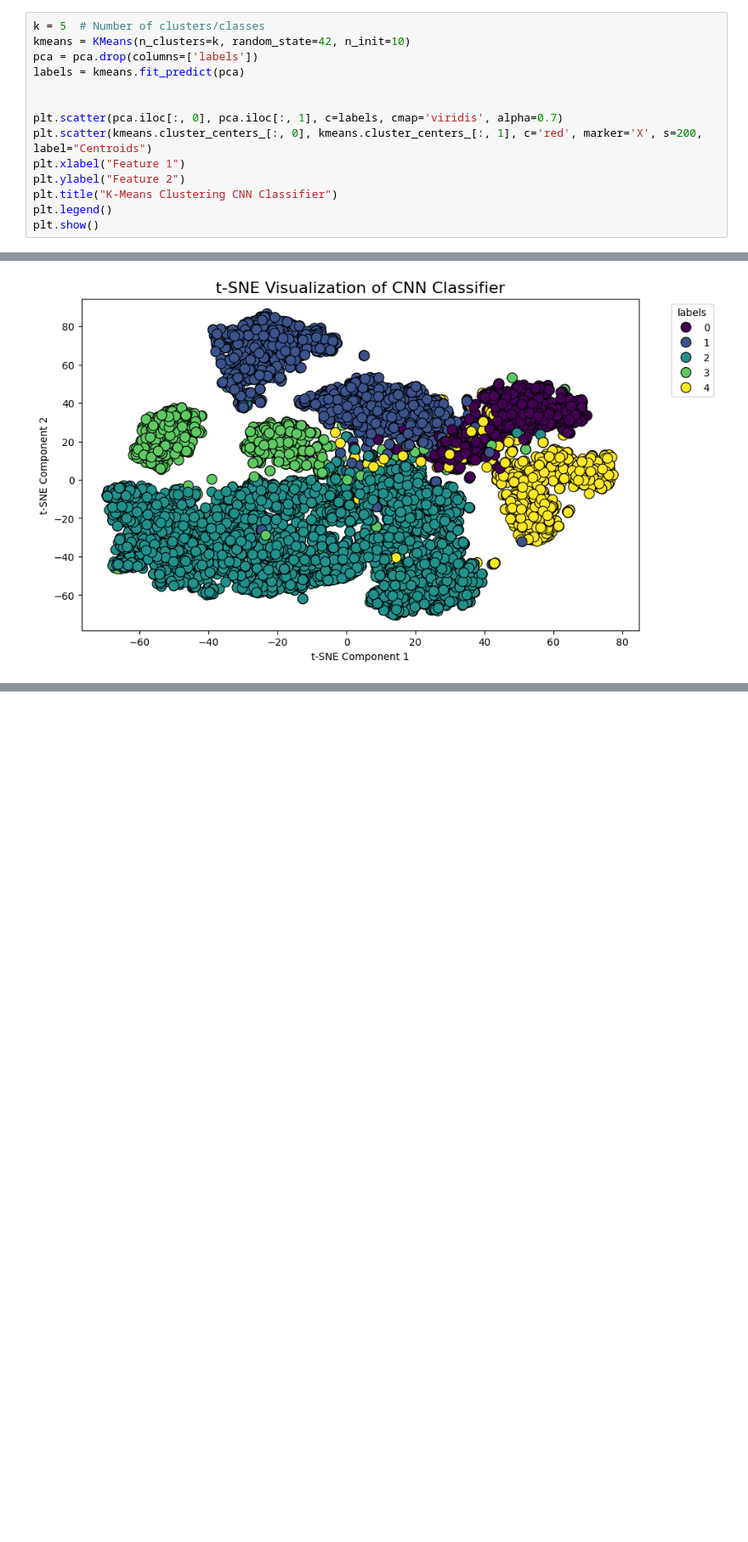
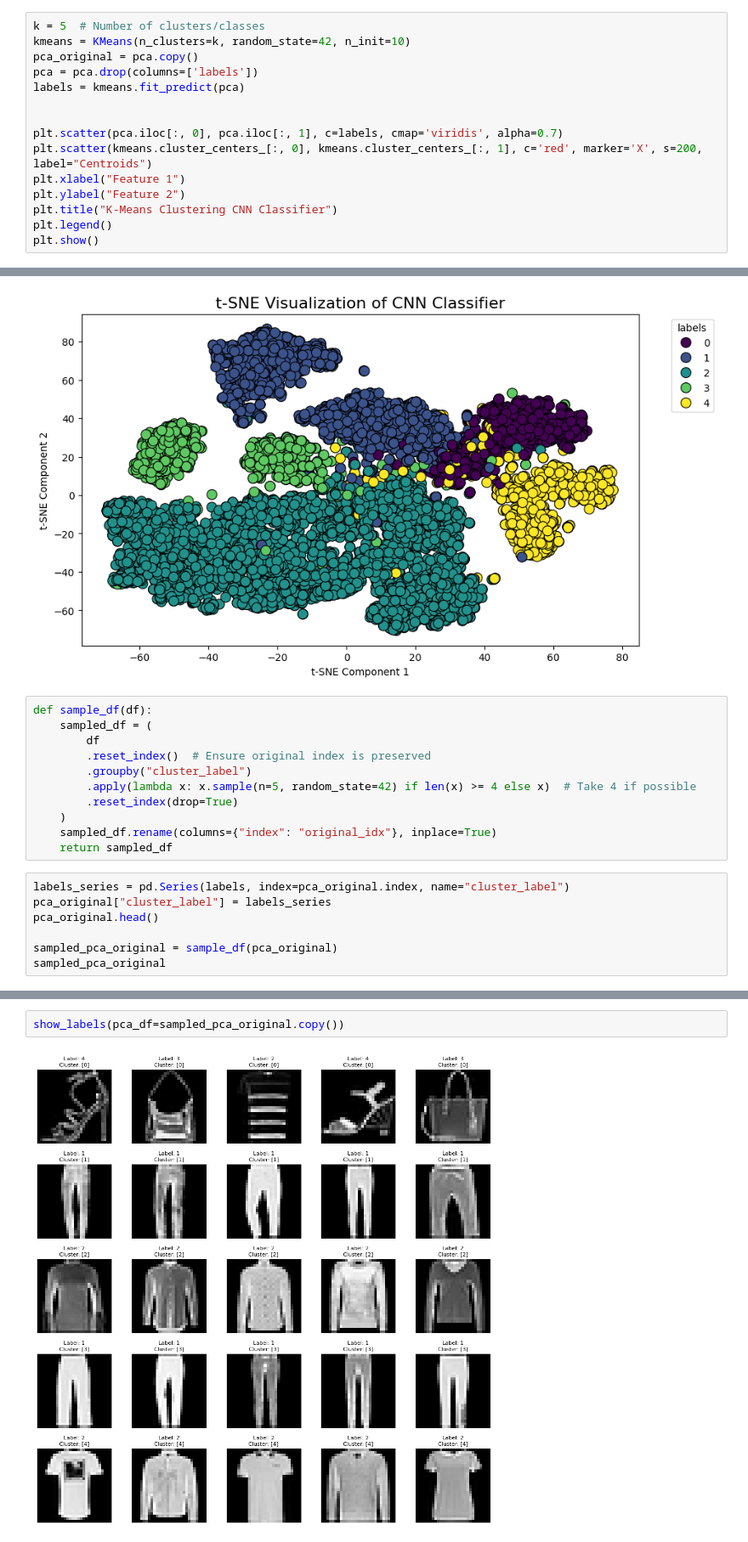
Before and after one commit to niiquaye/ECE457B, a Jupyter notebook: W25-asg3/assignment.ipynb, the cells around one changed output, grey strips where cells are left out. Shown at 85% size. Drawn from its saved outputs; the diff is of its cells as text; blank space fills up the shorter version.

```diff
--- a/W25-asg3/assignment.ipynb
+++ b/W25-asg3/assignment.ipynb
@@ -500,6 +516,7 @@ pca_vgg = plot_pca(model_features_vgg, model_labels_vgg, 'labels', 'VGG16 CNN')
 # %%
 k = 5  # Number of clusters/classes
 kmeans = KMeans(n_clusters=k, random_state=42, n_init=10)
+pca_original = pca.copy()
 pca = pca.drop(columns=['labels'])
 labels = kmeans.fit_predict(pca)
 
@@ -537,3 +555,21 @@ plot_t_sne(model_features_vgg, model_labels_vgg, 'labels', 'VGG16 CNN')
 plot_t_sne(model_features, model_labels, 'labels', 'CNN Classifier')
 # %% [output]
 [figure]
+# %%
+def sample_df(df):
+    sampled_df = (
+        df
+        .reset_index()  # Ensure original index is preserved
+        .groupby("cluster_label")
+        .apply(lambda x: x.sample(n=5, random_state=42) if len(x) >= 4 else x)  # Take 4 if possible
+        .reset_index(drop=True)
+    )
+    sampled_df.rename(columns={"index": "original_idx"}, inplace=True)
+    return sampled_df
+# %%
+labels_series = pd.Series(labels, index=pca_original.index, name="cluster_label")
+pca_original["cluster_label"] = labels_series
+pca_original.head()
+
+sampled_pca_original = sample_df(pca_original)
+sampled_pca_original
@@ -539,0 +673,4 @@ plot_t_sne(model_features, model_labels, 'labels', 'CNN Classifier')
+# %%
+show_labels(pca_df=sampled_pca_original.copy())
+# %% [output]
+[figure, added]
```
Also changed, not shown: parts of 7 cells of this notebook.
